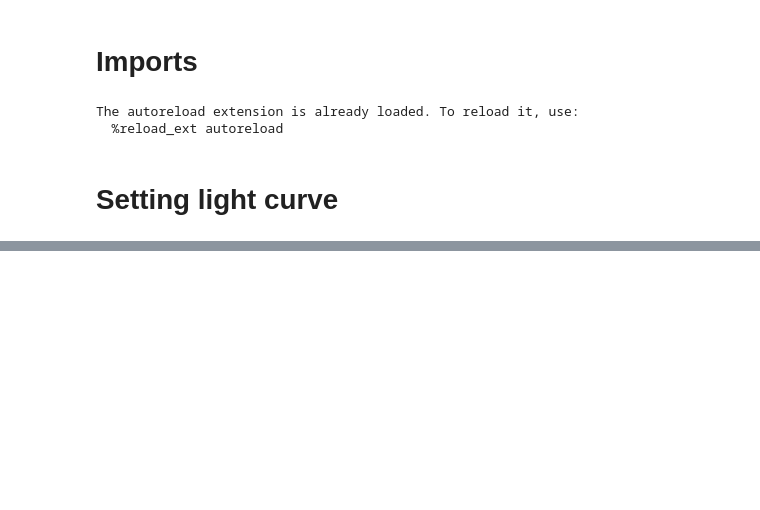
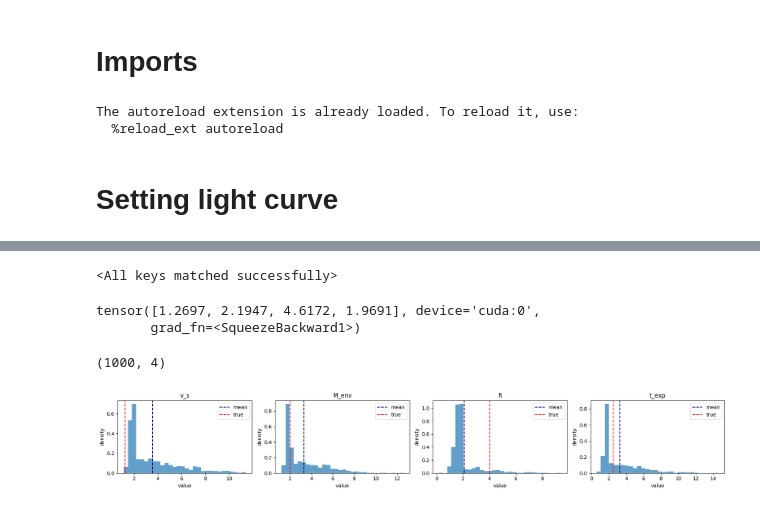
Before and after one commit to gsmteixeira/pilca, a Jupyter notebook: notebooks/03_setting_experiments.ipynb, the cells around one changed output, grey strips where cells are left out. Cells and saved outputs as stored; diff of their text form; code cells hidden in the pictures; blank space fills up the shorter version.

```diff
--- a/notebooks/03_setting_experiments.ipynb
+++ b/notebooks/03_setting_experiments.ipynb
@@ -55,0 +47,7 @@ light_curve_plot(lc, offset = 1)
+# %%
+device = torch.device("cuda" if torch.cuda.is_available() else "cpu")
+print("Using device:", device)
+
+torchenizer = tp.Torchenizer(lc, ycol="loglum", device=device)
+
+X_DATA, filters_mask, ufilters = torchenizer.get_xdata(max_phase=8, t0_offset=3)
@@ -55,0 +106,43 @@ light_curve_plot(lc, offset = 1)
+# %%
+nnnnnew_nnmodel = tp.MultiFilterBNN(x_data=X_DATA,
+                            filters_mask=filters_mask,
+                            param_dim=4,
+                            hidden_dim=32).to(device)
+# %%
+nnnnnew_nnmodel.load_state_dict(torch.load("test.pth"))
+# %% [output]
+<All keys matched successfully>
+# %%
+nnnnnew_nnmodel()
+# %% [output]
+tensor([1.2697, 2.1947, 4.6172, 1.9691], device='cuda:0',
+       grad_fn=<SqueezeBackward1>)
+# %%
+samples = []
+for i in range(1000):
+    samples.append(nnnnnew_nnmodel())
+samples = torch.stack(samples).detach().cpu().numpy() # shape [N_samples, 5]
+
+print(samples.shape)
+# %% [output]
+(1000, 4)
+# %%
+param_names = ["v_s", "M_env",  "R", "t_exp"]
+mean = samples.mean(0)
+std = samples.std(0)
+true = builder.model_parameters
+fig, axes = plt.subplots(1, 4, figsize=(18, 3))
+for i, name in enumerate(param_names):
+    axes[i].hist(samples[:, i], bins=30, density=True, color="tab:blue", alpha=0.7)
+    axes[i].axvline(mean[i], color="navy", linestyle="--", label="mean")
+    axes[i].axvline(true[i], color="red", linestyle="--", label="true")
+
+    axes[i].set_title(name)
+    axes[i].set_xlabel("value")
+    axes[i].set_ylabel("density")
+    axes[i].legend()
+
+plt.tight_layout()
+plt.show()
+# %% [output]
+[figure, added]
```
Also changed, not shown: parts of 11 cells of this notebook, 5 other files.
